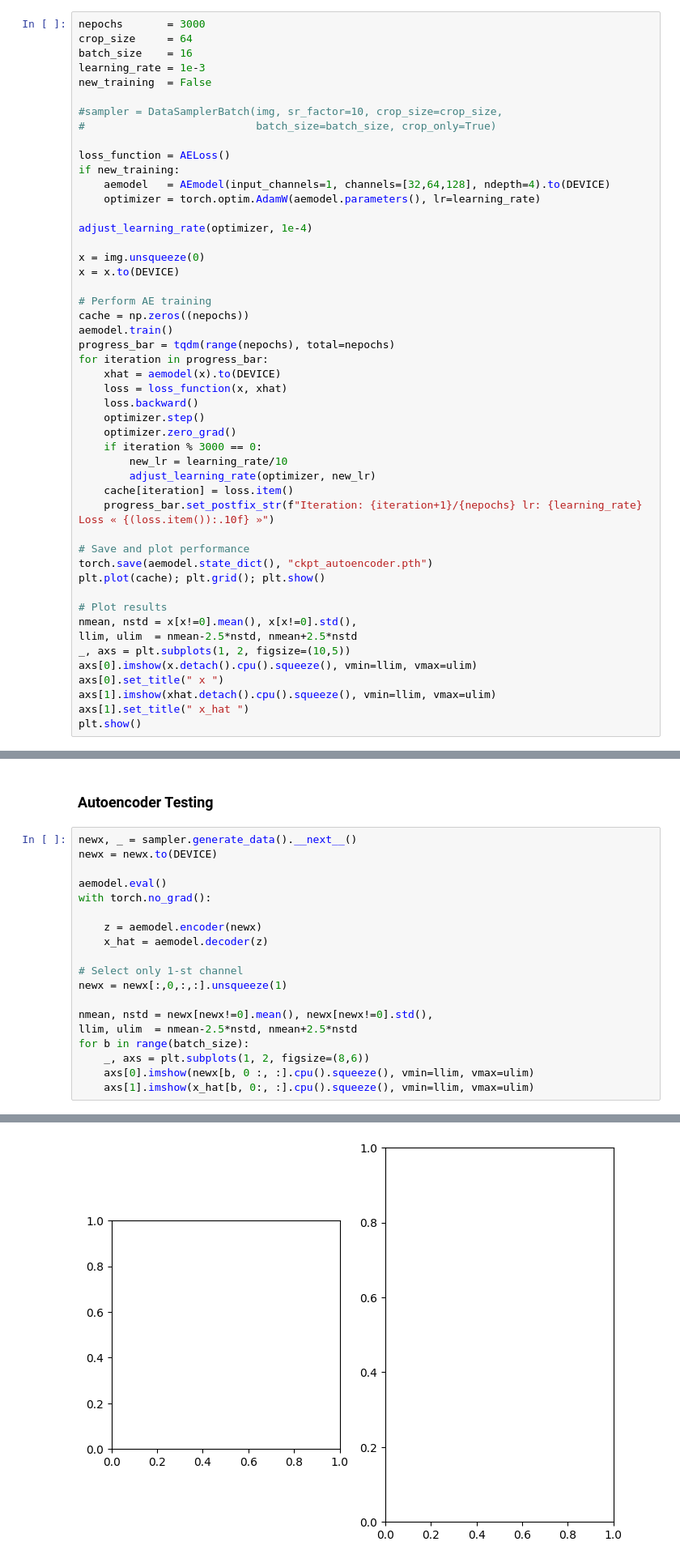
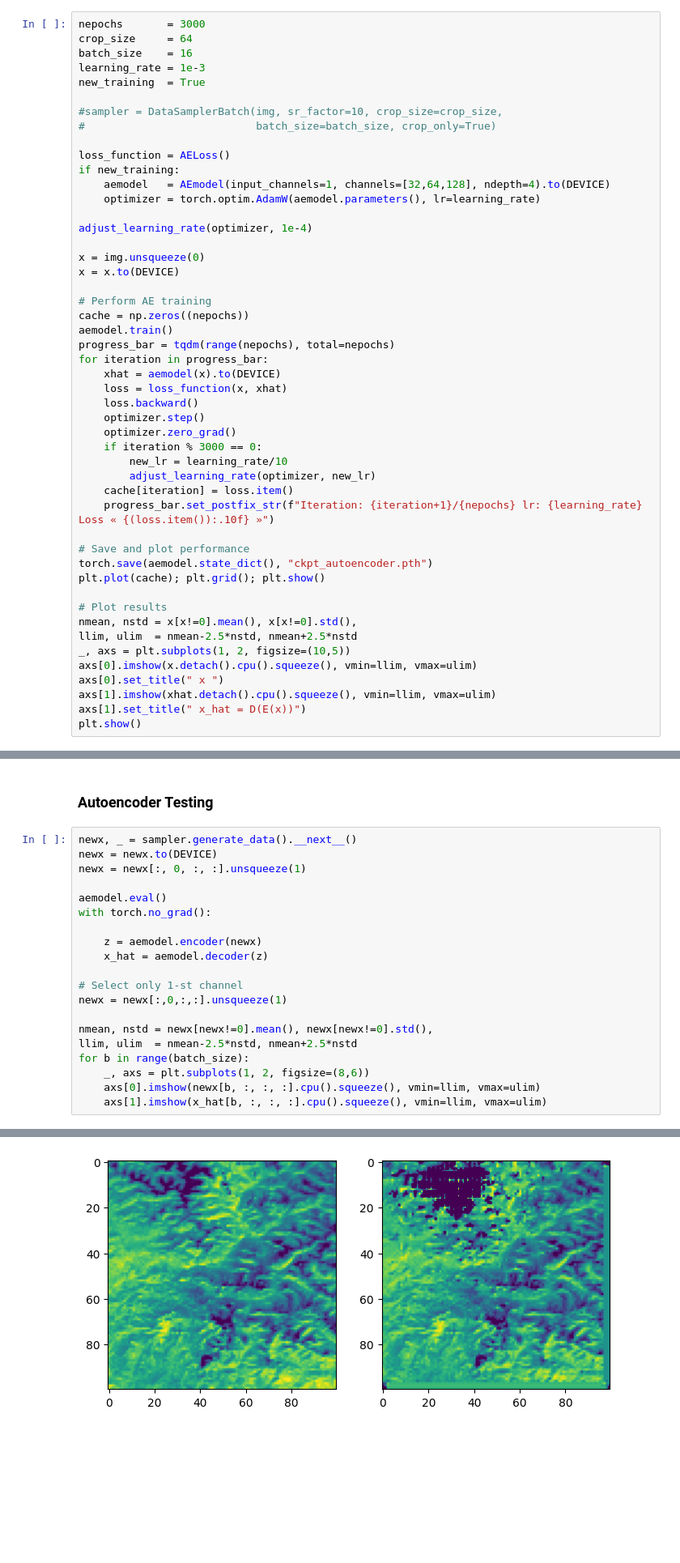
Before and after one commit to gzemo/zero-shot-statistical-downscaling, a Jupyter notebook: Resdiff.ipynb, the cells around one changed output, grey strips where cells are left out. Shown: that part at 81% size. Saved outputs shown, nothing was run; the diff lists cells and outputs as text; blank space fills up the shorter version.

```diff
--- a/Resdiff.ipynb
+++ b/Resdiff.ipynb
@@ -380,7 +376,7 @@ nepochs       = 3000
 crop_size     = 64
 batch_size    = 16
 learning_rate = 1e-3
-new_training  = False
+new_training  = True
 
 #sampler = DataSamplerBatch(img, sr_factor=10, crop_size=crop_size,
 #                           batch_size=batch_size, crop_only=True)
@@ -422,7 +418,7 @@ _, axs = plt.subplots(1, 2, figsize=(10,5))
 axs[0].imshow(x.detach().cpu().squeeze(), vmin=llim, vmax=ulim)
 axs[0].set_title(" x ")
 axs[1].imshow(xhat.detach().cpu().squeeze(), vmin=llim, vmax=ulim)
-axs[1].set_title(" x_hat ")
+axs[1].set_title(" x_hat = D(E(x))")
 plt.show()
 # %% [output]
 Setting up [LPIPS] perceptual loss: trunk [squeeze], v[0.1], spatial [off]
@@ -434,6 +430,7 @@ Loading model from: /usr/local/lib/python3.10/dist-packages/lpips/weights/v0.1/s
 # %%
 newx, _ = sampler.generate_data().__next__()
 newx = newx.to(DEVICE)
+newx = newx[:, 0, :, :].unsqueeze(1)
 
 aemodel.eval()
 with torch.no_grad():
@@ -448,6 +445,6 @@ nmean, nstd = newx[newx!=0].mean(), newx[newx!=0].std(),
 llim, ulim  = nmean-2.5*nstd, nmean+2.5*nstd
 for b in range(batch_size):
     _, axs = plt.subplots(1, 2, figsize=(8,6))
-    axs[0].imshow(newx[b, 0 :, :].cpu().squeeze(), vmin=llim, vmax=ulim)
-    axs[1].imshow(x_hat[b, 0:, :].cpu().squeeze(), vmin=llim, vmax=ulim)
+    axs[0].imshow(newx[b, :, :, :].cpu().squeeze(), vmin=llim, vmax=ulim)
+    axs[1].imshow(x_hat[b, :, :, :].cpu().squeeze(), vmin=llim, vmax=ulim)
 # %% [output]
@@ -455 +452 @@ TypeError: Invalid shape (2, 64, 64) for image data
-[figure, old version]
+[figure, new version]
```
Also changed, not shown: parts of 6 cells of this notebook.
